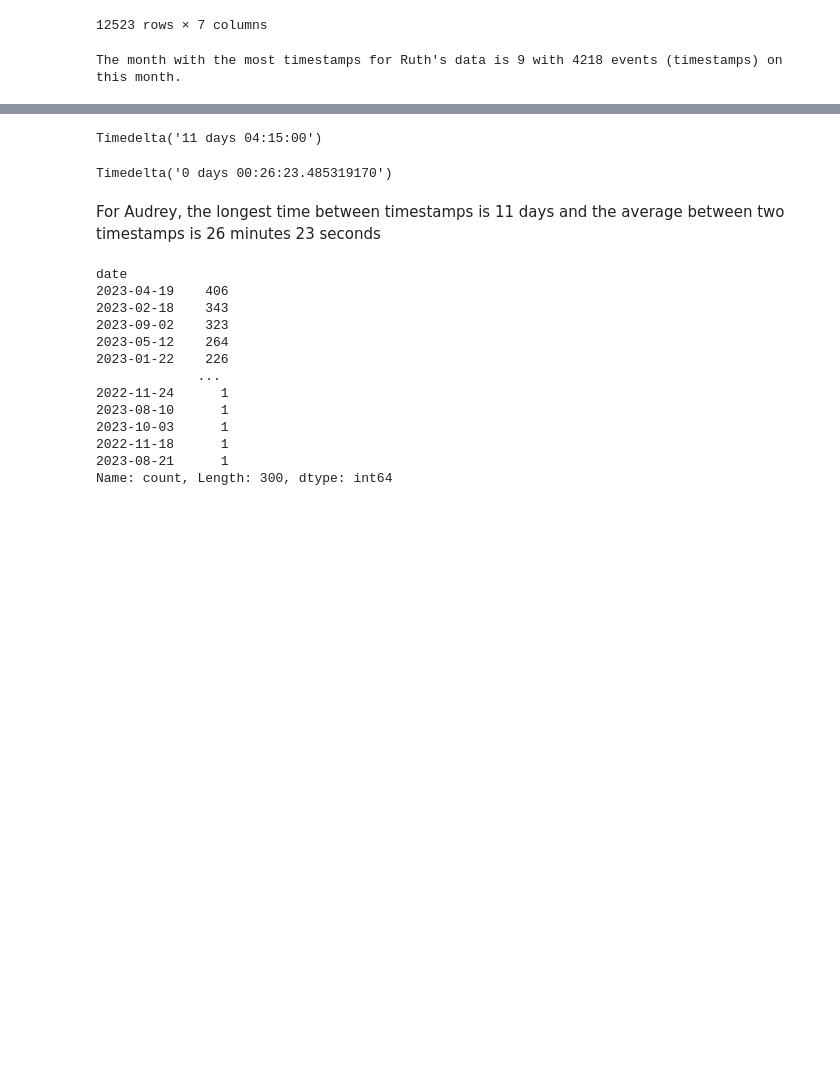
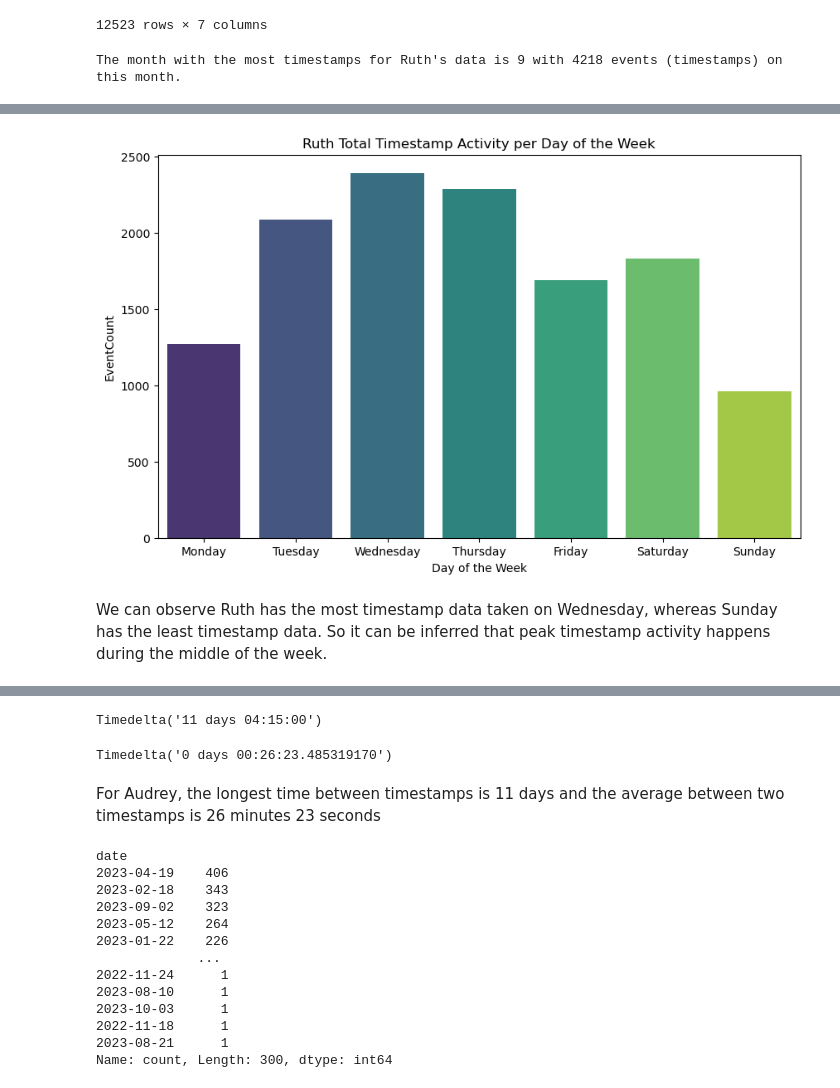
Before and after one commit to audreymarthin/Proj8_CS215_Audrey_Ruth, a Jupyter notebook: Project8_Audrey Marthin.ipynb, the cells around one changed output, grey strips where cells are left out. Cells and saved outputs as stored; diff of their text form; code cells hidden in the pictures; blank space fills up the shorter version.

```diff
--- a/Project8_Audrey Marthin.ipynb
+++ b/Project8_Audrey Marthin.ipynb
@@ -251,0 +276,11 @@ We can see that there is an upward trend up until month 9. It seems that in  mon
+# %%
+# Extract the day of the week from the timestamp
+ruth["day_of_week"] = ruth["ts"].dt.day_name()
+
+# Count the number of events for each day of the week
+r_day_counts = ruth["day_of_week"].value_counts()
+
+# Order the days of the week
+days_order = ["Monday", "Tuesday", "Wednesday", "Thursday", "Friday", "Saturday", "Sunday"]
+r_day_counts = r_day_counts.reindex(days_order)
+r_day_counts
@@ -251,0 +297,12 @@ We can see that there is an upward trend up until month 9. It seems that in  mon
+# %%
+# Visualize ts activity trend per day of week
+plt.figure(figsize=(10, 6))
+sns.barplot(x=r_day_counts.index, y=r_day_counts.values, palette="viridis")
+plt.title("Ruth Total Timestamp Activity per Day of the Week")
+plt.xlabel("Day of the Week")
+plt.ylabel("EventCount")
+plt.show()
+# %% [output]
+[figure, added]
+# %% [markdown]
+We can observe Ruth has the most timestamp data taken on Wednesday, whereas Sunday has the least timestamp data. So it can be inferred that peak timestamp activity happens during the middle of the week.
```
Also changed, not shown: parts of 40 cells of this notebook, 1 other file.
